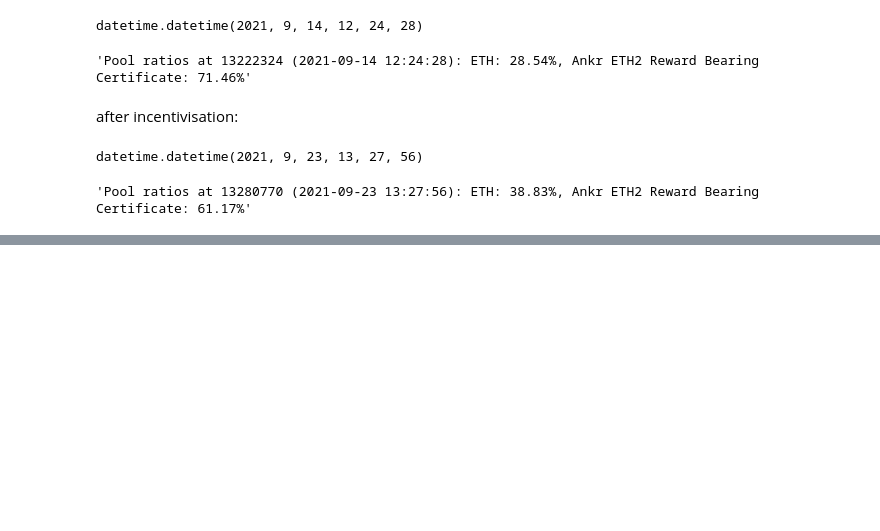
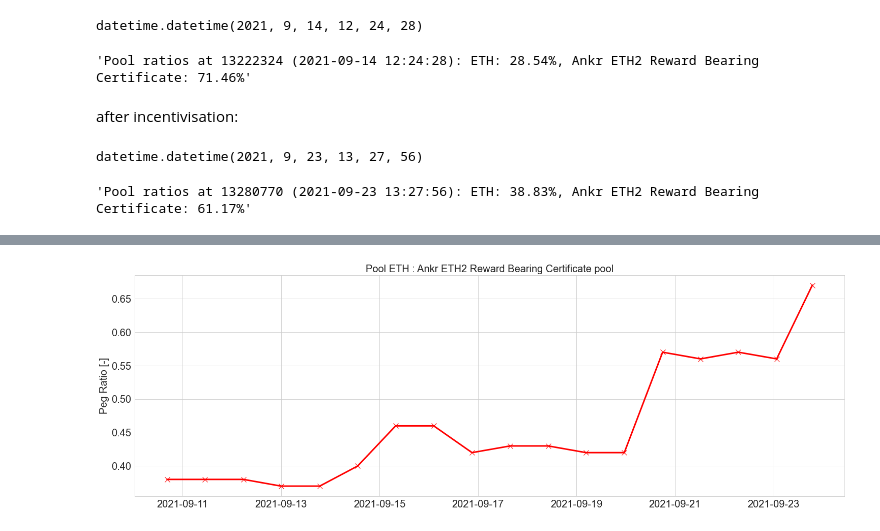
Before and after one commit to bout3fiddy/on-chain-analytics, a Jupyter notebook: notebooks/curve-peg-analysis/peg_if_incentivised.ipynb, the cells around one changed output, grey strips where cells are left out. Drawn from its saved outputs; the diff is of its cells as text; code cells hidden in the pictures; blank space fills up the shorter version.

Commit message:
feat: peg ratio

```diff
--- a/notebooks/curve-peg-analysis/peg_if_incentivised.ipynb
+++ b/notebooks/curve-peg-analysis/peg_if_incentivised.ipynb
@@ -6,6 +6,12 @@ from utils.contract_utils import init_contract
 from utils.network_utils import configure_network_and_connect
 
 import brownie
+# %%
+import pandas as pd
+import matplotlib.pyplot as plt
+import matplotlib.dates as mdates
+import seaborn as sns
+sns.set_style("whitegrid")
 # %%
 ALCHEMY_API_KEY = os.environ['ALCHEMY_API_KEY']
 configure_network_and_connect(
@@ -109,0 +158,2 @@ coin_perc_string
+# %%
+df_pool_peg = get_peg_from_block(block_number_start=13022595, pool_contract=pool_contract, block_steps=5000)
@@ -109,0 +162,4 @@ coin_perc_string
+# %%
+plot_start_date = pd.Timestamp("2021-09-10")
+df_plot = df_pool_peg[df_pool_peg.index > plot_start_date]
+df_plot.reset_index(inplace=True)
@@ -109,0 +186,14 @@ coin_perc_string
+# %%
+fig, ax = plt.subplots(1,1, figsize=(25, 8))
+
+
+ax.plot(df_plot.timestamp, df_plot.peg_ratio, 'rx-', lw=3, ms=10)
+
+# ax.axvline(x=A, label="Current A", color='k', ls='--')
+
+ax.set_ylabel("")
+ax.set_ylabel("Peg Ratio [-]", fontsize=20)
+ax.set_title(f"Pool {coin_0} : {coin_1} pool", fontsize=20);
+ax.tick_params(axis='both', which='major', labelsize=20);
+# %% [output]
+[figure, added]
```
Also changed, not shown: parts of 7 cells of this notebook.
